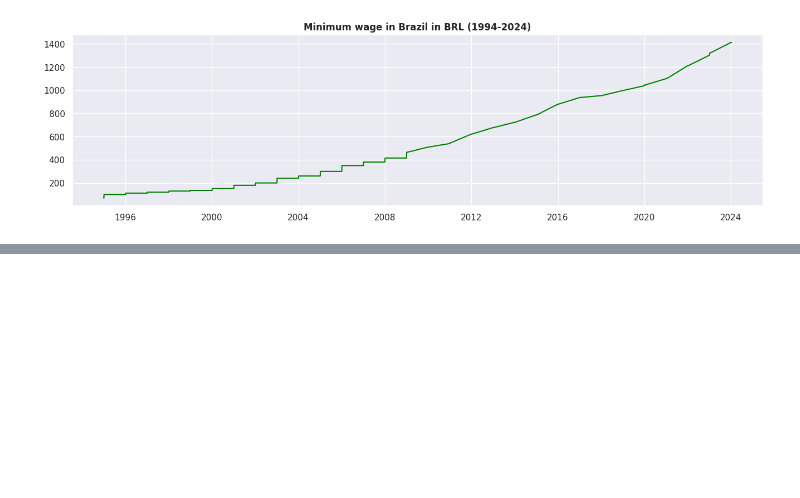
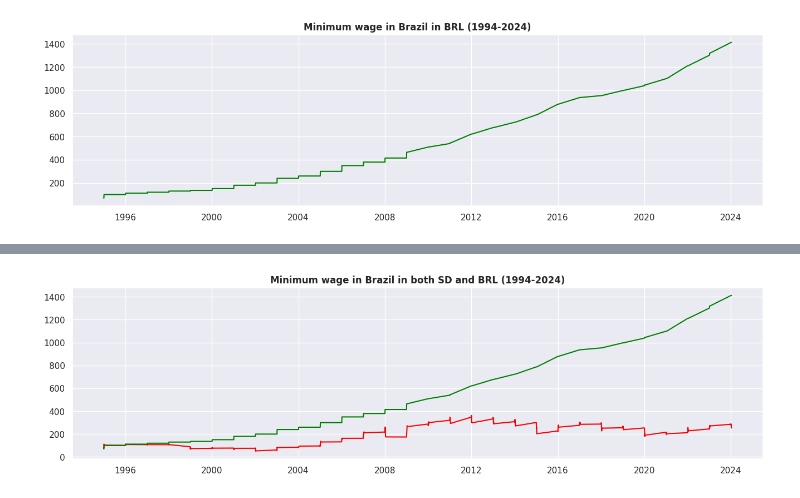
Before and after one commit to guilhermelaviola/MinimumWage, a Jupyter notebook: MinimumWageBrazil.ipynb, the cells around one changed output, grey strips where cells are left out. Saved outputs shown, nothing was run; the diff lists cells and outputs as text; code cells hidden in the pictures; blank space fills up the shorter version.

```diff
--- a/MinimumWageBrazil.ipynb
+++ b/MinimumWageBrazil.ipynb
@@ -100,0 +124,9 @@ plt.show()
+# %%
+# Displaying the the brazilian minimum wage variation (inboth USD and BRL) between 1994 and 2024:
+plt.figure(figsize = (16, 4))
+plt.title('Minimum wage in Brazil in both SD and BRL (1994-2024)', fontweight = 'bold')
+plt.plot(wages_filtered['Month/Year'], wage_in_dollars, color = 'red')
+plt.plot(wages_filtered['Month/Year'], wages_filtered['Minimum wage'], color = 'green')
+plt.show()
+# %% [output]
+[figure, added]
```
Also changed, not shown: parts of 8 cells of this notebook.
